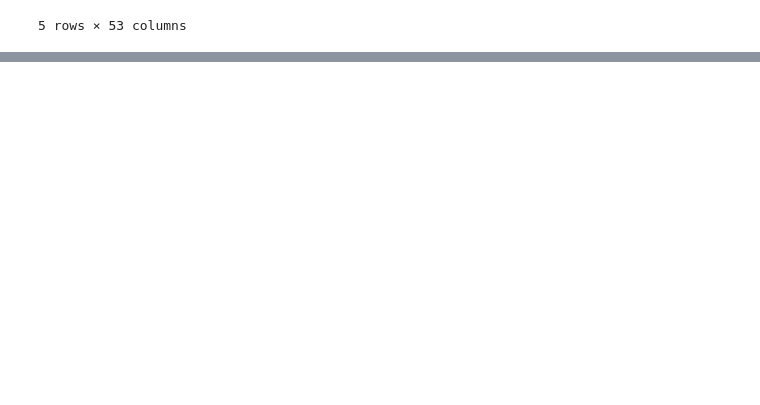
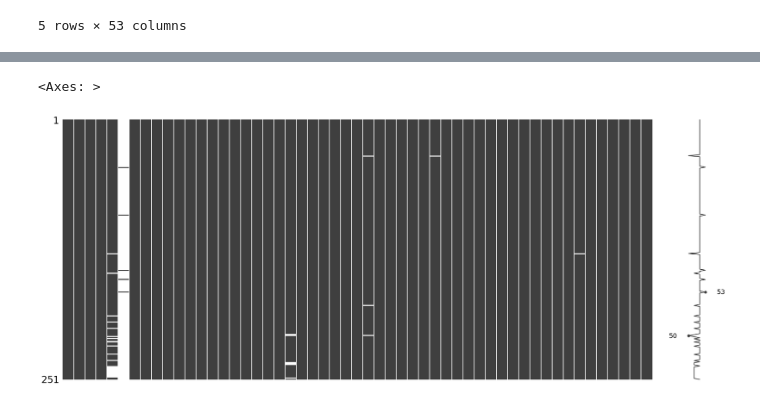
Before and after one commit to ewattudo/datamanagement, a Jupyter notebook: PS1.ipynb, the cells around one changed output, grey strips where cells are left out. Cells and saved outputs as stored; diff of their text form; code cells hidden in the pictures; blank space fills up the shorter version.

```diff
--- a/PS1.ipynb
+++ b/PS1.ipynb
@@ -115,0 +245,5 @@ Warning: Total number of columns (53) exceeds max_columns (20). Falling back to
+# %%
+msno.matrix(Countries)
+# %% [output]
+<Axes: >
+[figure, added]
```
Also changed, not shown: parts of 15 cells of this notebook.
